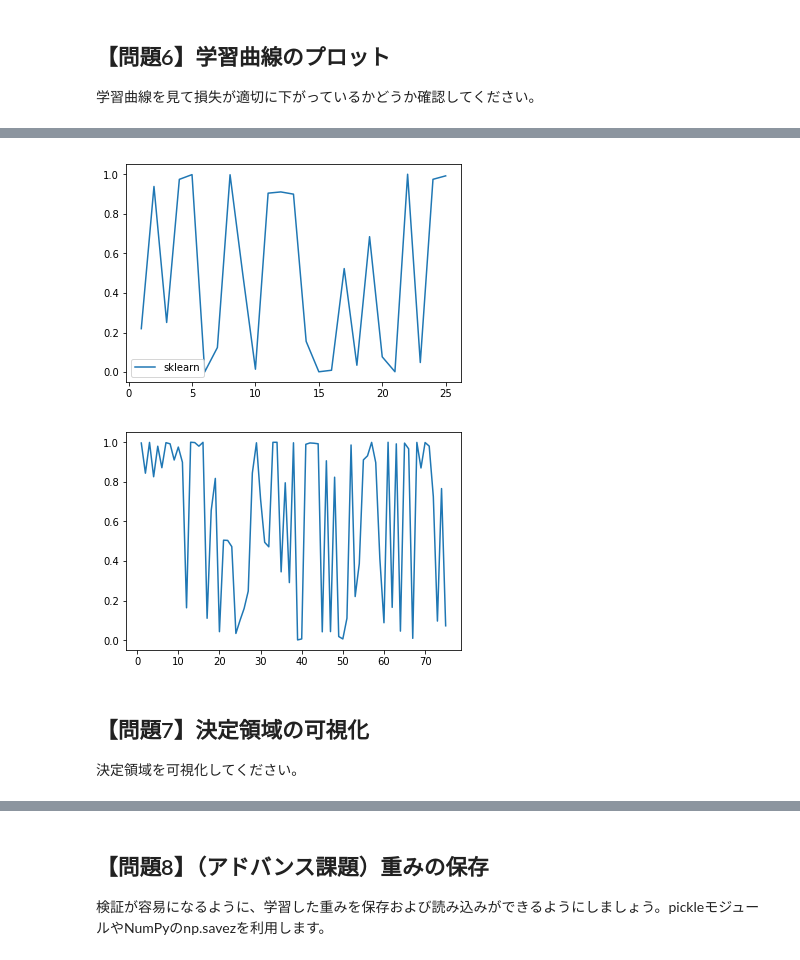
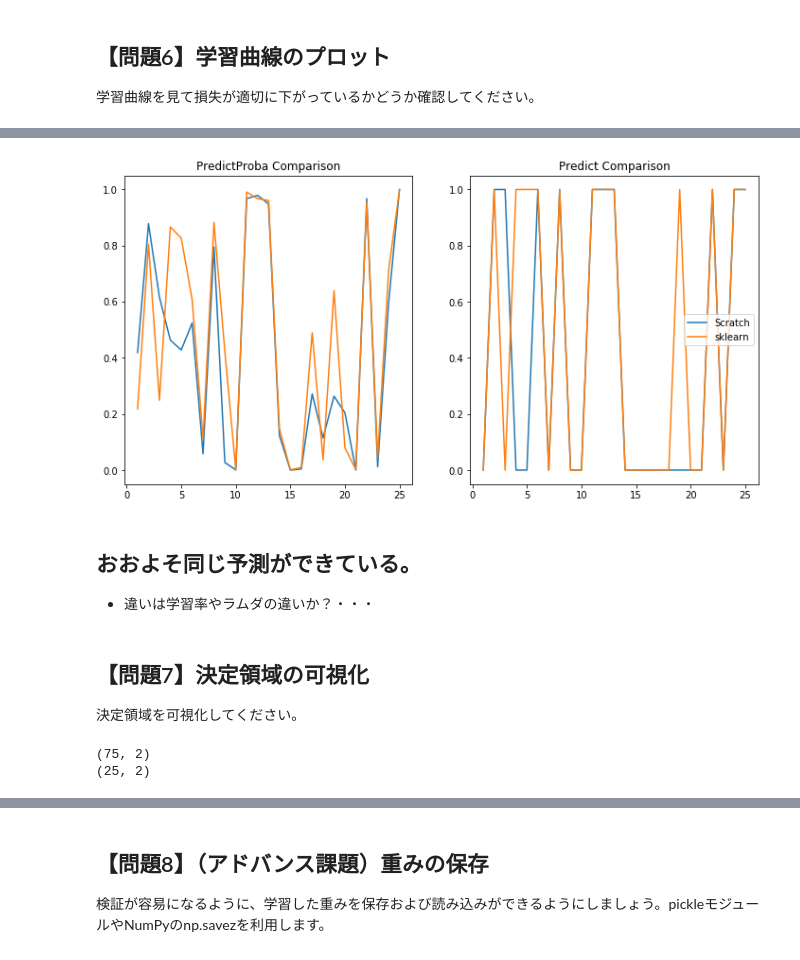
Before and after one commit to adachione/diveintocode-ml, a Jupyter notebook: Sprint/Sprint_機械学習スクラッチ ロジスティック回帰.ipynb, the cells around one changed output, grey strips where cells are left out. Cells and saved outputs as stored; diff of their text form; code cells hidden in the pictures.

```diff
--- a/Sprint/Sprint_機械学習スクラッチ ロジスティック回帰.ipynb
+++ b/Sprint/Sprint_機械学習スクラッチ ロジスティック回帰.ipynb
@@ -658,3 +601,0 @@ iter29:[val_loss]:321.58011706719765
-# %%
-scr_proba = scr_lr_iris.predict_proba(X_test_scaler)
-scr_predict = scr_lr_iris.predict(X_test_scaler)
@@ -720,22 +639,35 @@ plt.show()
-# %%
-# sklearnのprobabilityの描画
-xline = np.arange(1, len(lr_iris_pred_proba) + 1)
-
-plt.plot(xline, lr_iris_pred_proba[:, 1], label="sklearn")
-
-plt.legend()
-plt.show()
-# %% [output]
-[figure, removed]
-# %%
-# スクラッチのprobabilityの描画
-xline = np.arange(1, 76)
-
-plt.plot(xline, scr_proba)
-
-plt.show()
-# %% [output]
-[figure, removed]
+# %%
+# probaの比較
+fig, axes = plt.subplots(ncols=2, figsize=(12, 6))
+
+xline = np.arange(1, len(lr_iris_pred_proba) + 1)
+
+axes[0].set_title("PredictProba Comparison")
+axes[0].plot(xline, scr_proba, label="Scratch")
+axes[0].plot(xline, lr_iris_pred_proba[:, 1], label="sklearn")
+
+axes[1].set_title("Predict Comparison")
+axes[1].plot(xline, scr_predict, label="Scratch")
+axes[1].plot(xline, lr_iris_pred, label="sklearn")
+
+plt.legend()
+plt.show()
+# %% [output]
+[figure, added]
+# %% [markdown]
+## おおよそ同じ予測ができている。
+- 違いは学習率やラムダの違いか？・・・
 # %% [markdown]
 ## 【問題7】決定領域の可視化
 決定領域を可視化してください。
+# %%
+# 特徴量を2つに絞る。
+X2 = df.iloc[:, :2].values
+y2 = df.iloc[:, 4].values
+
+X2_train, X2_test, y2_train, y2_test =  train_test_split(X2, y2, test_size=0.25, random_state=1)
+print(X2_train.shape)
+print(X2_test.shape)
+# %% [output]
+(75, 2)
+(25, 2)
```
Also changed, not shown: parts of 29 cells of this notebook.
